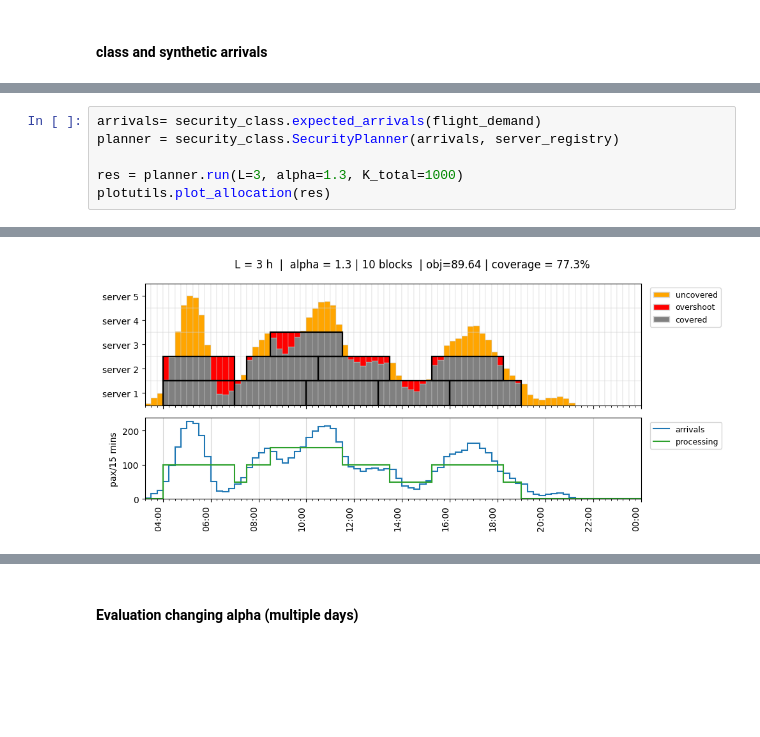
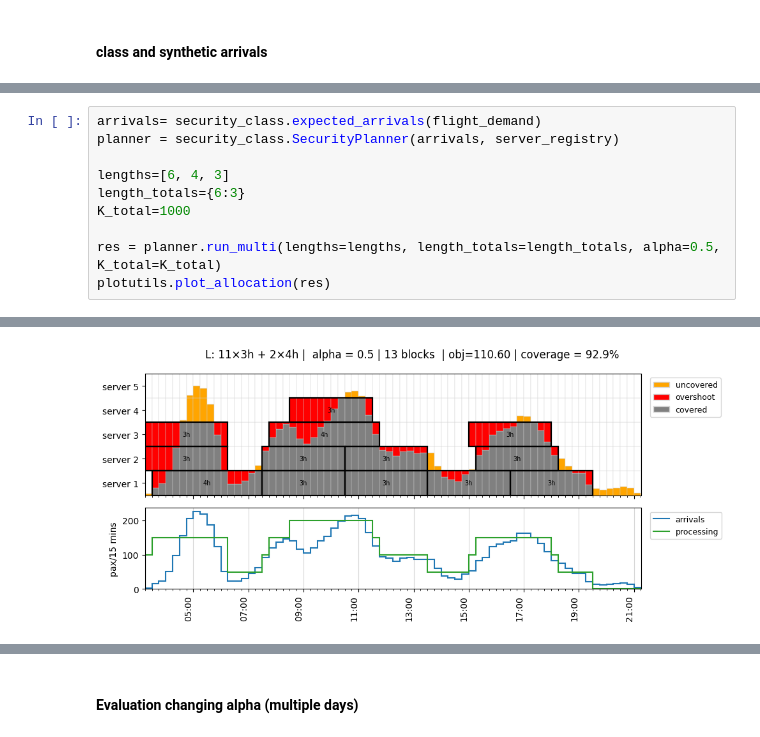
Before and after one commit to ZanchiLorenzo/security_paper, a Jupyter notebook: Tester FLR security.ipynb, the cells around one changed output, grey strips where cells are left out. Drawn from its saved outputs; the diff is of its cells as text; blank space fills up the shorter version.

Commit message:
cleaning of functions, new class for allocation in horizon of multiple days

```diff
--- a/Tester FLR security.ipynb
+++ b/Tester FLR security.ipynb
@@ -1517,6 +1700,10 @@ server_registry = preprocessing.build_processing_params_by_server(registry)
 arrivals= security_class.expected_arrivals(flight_demand)
 planner = security_class.SecurityPlanner(arrivals, server_registry)
 
-res = planner.run(L=3, alpha=1.3, K_total=1000)
+lengths=[6, 4, 3]
+length_totals={6:3}
+K_total=1000
+
+res = planner.run_multi(lengths=lengths, length_totals=length_totals, alpha=0.5, K_total=K_total)
 plotutils.plot_allocation(res)
 # %% [output]
@@ -1524,4 +1711,4 @@ plotutils.plot_allocation(res)
-[figure, old version]
+[figure, new version]
 # %%
 classe2= security_class.SecuritySimulator(
     flight_demand=flight_demand,
```
Also changed, not shown: parts of 41 cells of this notebook, 6 other files.
